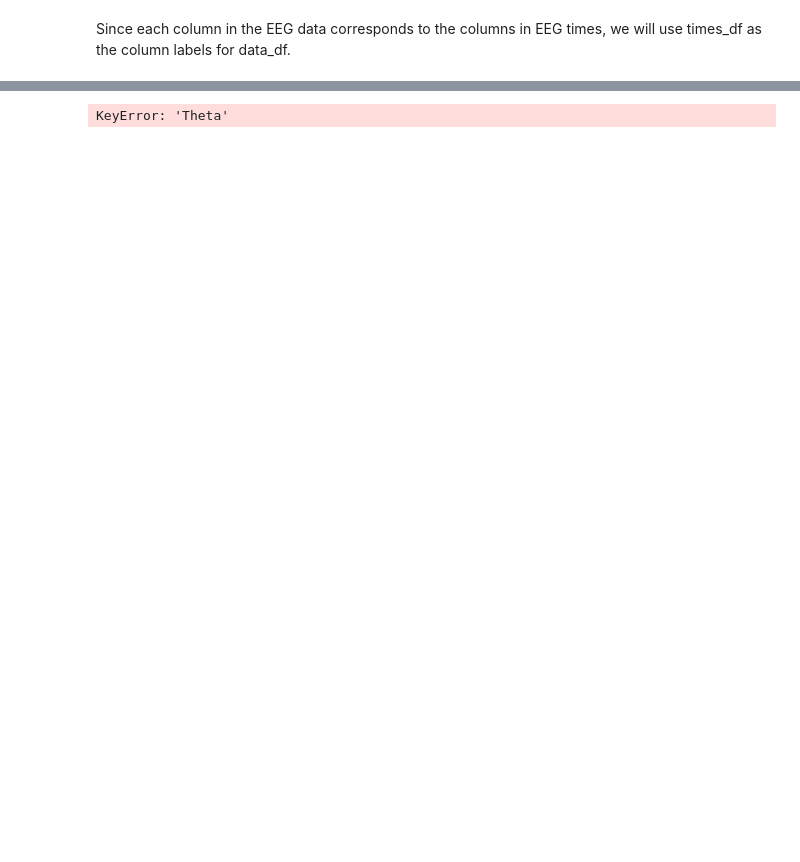
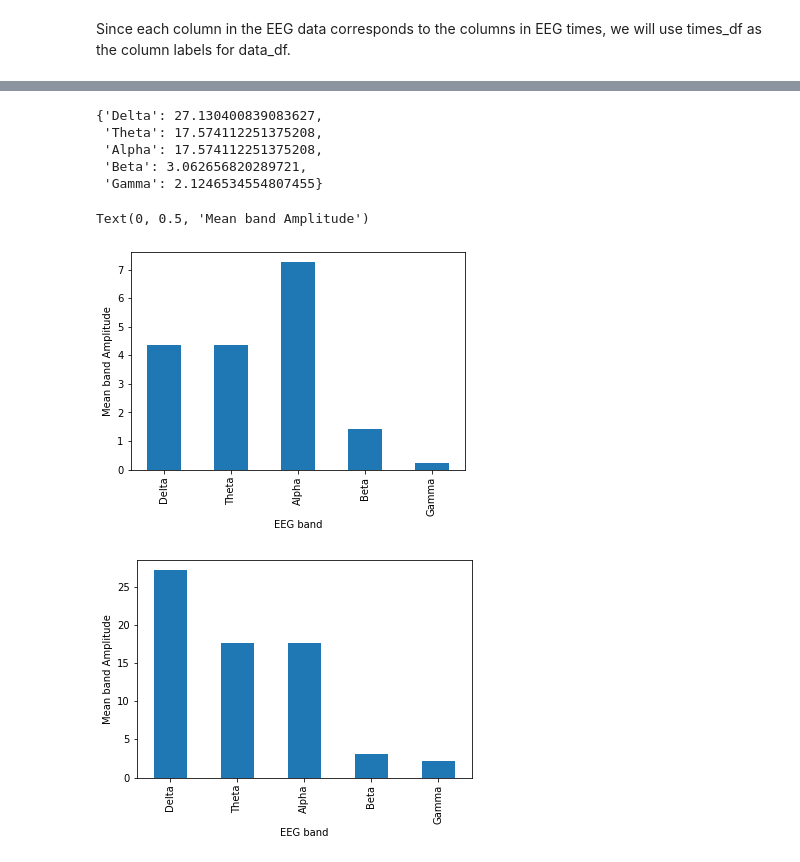
Before and after one commit to m1kwok/COGS189_Final_Project, a Jupyter notebook: Data_Filtering.ipynb, the cells around one changed output, grey strips where cells are left out. Saved outputs shown, nothing was run; the diff lists cells and outputs as text; code cells hidden in the pictures; blank space fills up the shorter version.

```diff
--- a/Data_Filtering.ipynb
+++ b/Data_Filtering.ipynb
@@ -158,5 +105,7 @@ closed2 = closed_2.mean()
 # %%
+#combine O1, Oz, O2
 closed_data = pd.DataFrame(np.array([closed0, closed1, closed2]))
+open_data = pd.DataFrame(np.array([open0, open1, open2]))
 # %%
 closed_data
 # %% [output]
@@ -168,10 +126,11 @@ closed_data
 # %%
-data = closed_data
+data = closed_data.mean()
 
 # Get real amplitudes of FFT (only in postive frequencies)
 fft_vals = np.absolute(np.fft.rfft(data))
 # Get frequencies for amplitudes in Hz
 fft_freq = np.fft.rfftfreq(len(data), 1.0/fs)
+
 
 # Define EEG bands
 eeg_bands = {'Delta': (0, 4),
@@ -185,10 +144,35 @@ eeg_band_fft = dict()
 for band in eeg_bands:
     try:
         freq_ix = np.where((fft_freq >= eeg_bands[band][0]) & (fft_freq <= eeg_bands[band][1]))[0]
-        eeg_band_fft[band] = np.mean(fft_vals[freq_ix])
+        eeg_band_fft[band] = np.min(fft_vals[freq_ix])
     except ValueError:  #raised if `y` is empty.
         print("entered")
         pass
+
+data = open_data.mean()
+
+# Get real amplitudes of FFT (only in postive frequencies)
+fft_vals = np.absolute(np.fft.rfft(data))
+# Get frequencies for amplitudes in Hz
+fft_freq = np.fft.rfftfreq(len(data), 1.0/fs)
+
+
+# Define EEG bands
+eeg_bands = {'Delta': (0, 4),
+             'Theta': (4, 8),
+             'Alpha': (8, 12),
+             'Beta': (12, 30),
+             'Gamma': (30, 45)}
+
+# Take the max of the fft amplitude for each EEG band
+eeg_band_fft_open = dict()
+for band in eeg_bands:
+    try:
+        freq_ix = np.where((fft_freq >= eeg_bands[band][0]) & (fft_freq <= eeg_bands[band][1]))[0]
+        eeg_band_fft_open[band] = np.min(fft_vals[freq_ix])
+    except ValueError:  #raised if `y` is empty.
+        print("entered")
+        pass
 # %%
 eeg_band_fft
 # %% [output]
@@ -200,12 +184,27 @@ eeg_band_fft
+# %%
+eeg_band_fft_open
+# %% [output]
+{'Delta': 27.130400839083627,
+ 'Theta': 17.574112251375208,
+ 'Alpha': 17.574112251375208,
+ 'Beta': 3.062656820289721,
+ 'Gamma': 2.1246534554807455}
 # %%
-
-# Plot the data (using pandas here cause it's easy)
-import pandas as pd
+# Plot the data
 df = pd.DataFrame(columns=['band', 'val'])
 df['band'] = eeg_bands.keys()
 df['val'] = [eeg_band_fft[band] for band in eeg_bands]
 ax = df.plot.bar(x='band', y='val', legend=False)
 ax.set_xlabel("EEG band")
 ax.set_ylabel("Mean band Amplitude")
+
+df = pd.DataFrame(columns=['band', 'val'])
+df['band'] = eeg_bands.keys()
+df['val'] = [eeg_band_fft_open[band] for band in eeg_bands]
+ax = df.plot.bar(x='band', y='val', legend=False)
+ax.set_xlabel("EEG band")
+ax.set_ylabel("Mean band Amplitude")
 # %% [output]
-KeyError: 'Theta'
+Text(0, 0.5, 'Mean band Amplitude')
+[figure, added]
+[figure, added]
```
Also changed, not shown: parts of 17 cells of this notebook.
